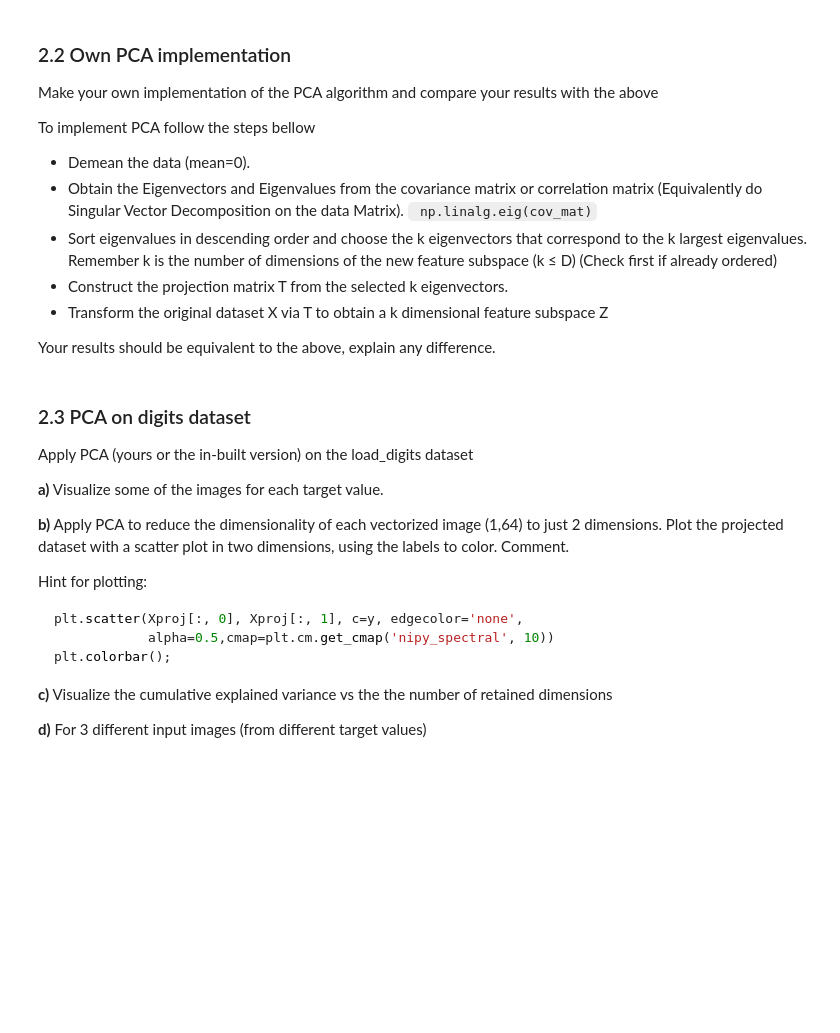
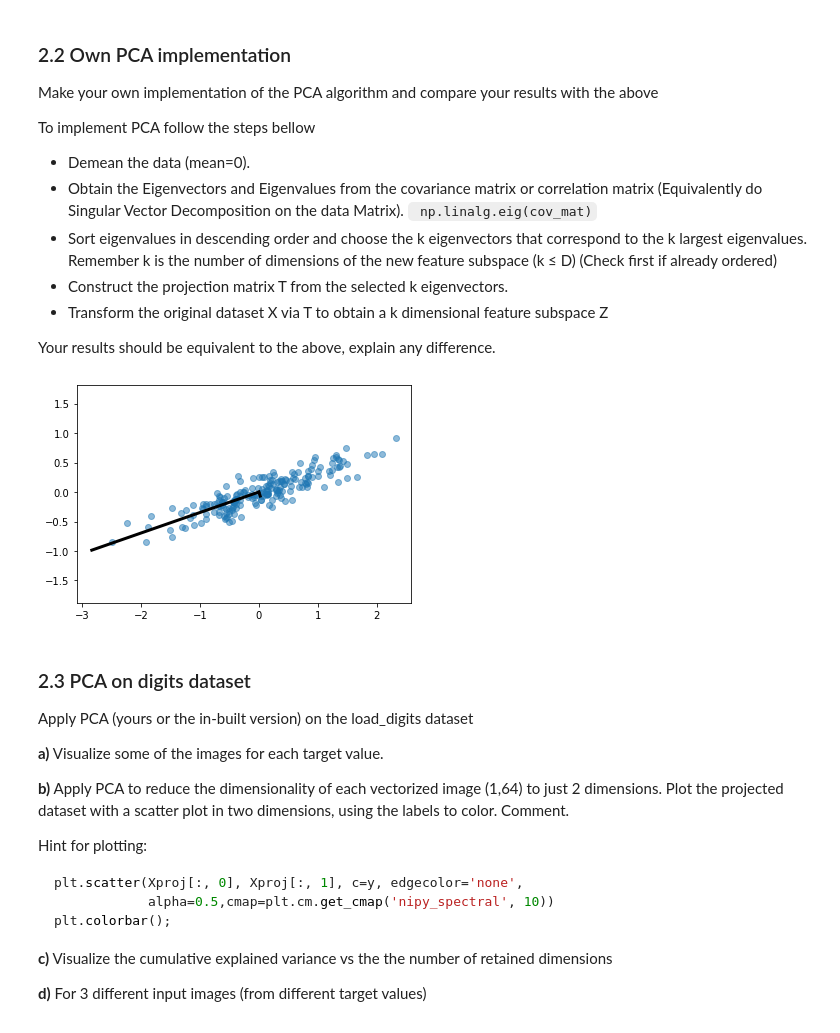
Before and after one commit to samyhaff/DATASIM_TP, a Jupyter notebook: APSTA/TP1/2021-2022-01-APSTA-feature-selection-dim-reduction-sv.ipynb, the cells around one changed output. Cells and saved outputs as stored; diff of their text form; code cells hidden in the pictures; blank space fills up the shorter version.

```diff
--- a/APSTA/TP1/2021-2022-01-APSTA-feature-selection-dim-reduction-sv.ipynb
+++ b/APSTA/TP1/2021-2022-01-APSTA-feature-selection-dim-reduction-sv.ipynb
@@ -543,6 +543,31 @@ To implement PCA follow the steps bellow
 - Transform the original dataset X via T to obtain a k dimensional feature subspace Z
 
 Your results should be equivalent to the above, explain any difference.
+# %%
+def pca(X, k):
+    X_mean = np.mean(X, axis=0)
+    X_centered = X - X_mean
+    C = np.cov(X_centered, rowvar=False)
+    w, v = np.linalg.eigh(C)
+    sort_index = np.argsort(w[::-1])
+    w_sorted, v_sorted = w[sort_index], v[:, sort_index]
+    v_subset, w_subset = v_sorted[:,:k], w_sorted[:k]
+    X_reduced = X_centered @ v_subset.T
+    explained_variance = w_subset**2 / sum(w**2)
+
+    return (X_reduced, v_subset.T, explained_variance)
+
+X_reduced, components, explained_variance = pca(X, 2)
+
+plt.plot(X[:, 0], X[:, 1], 'o', alpha=0.5)
+for length, vector in zip(explained_variance, components):
+    v = vector * 3 * np.sqrt(length)
+    plt.plot([0, v[0]], [0, v[1]], '-k', lw=3)
+plt.axis('equal');
+
+plt.show()
+# %% [output]
+[figure, added]
 # %% [markdown]
 ### 2.3 PCA on digits dataset
 
```
Also changed, not shown: parts of 3 cells of this notebook.
